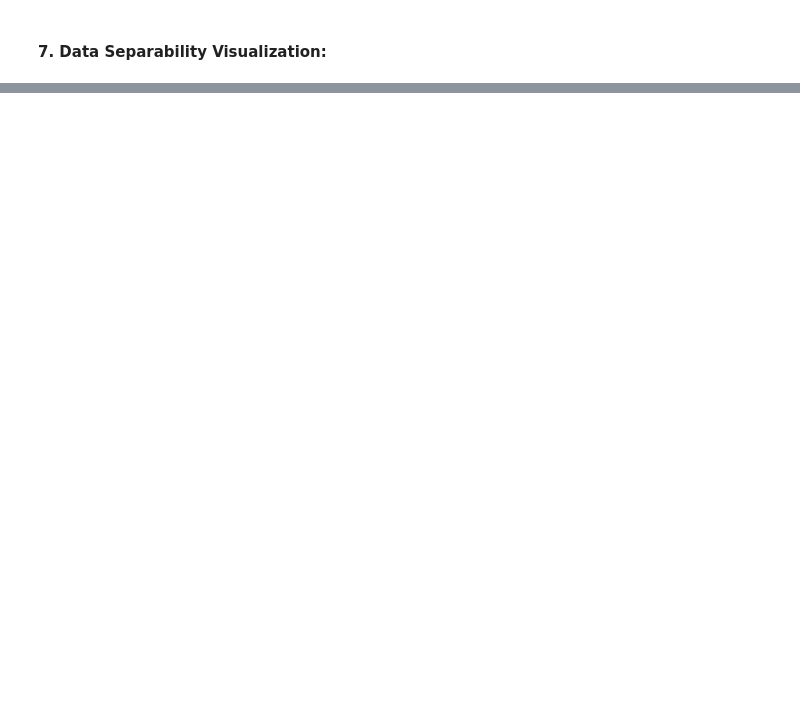
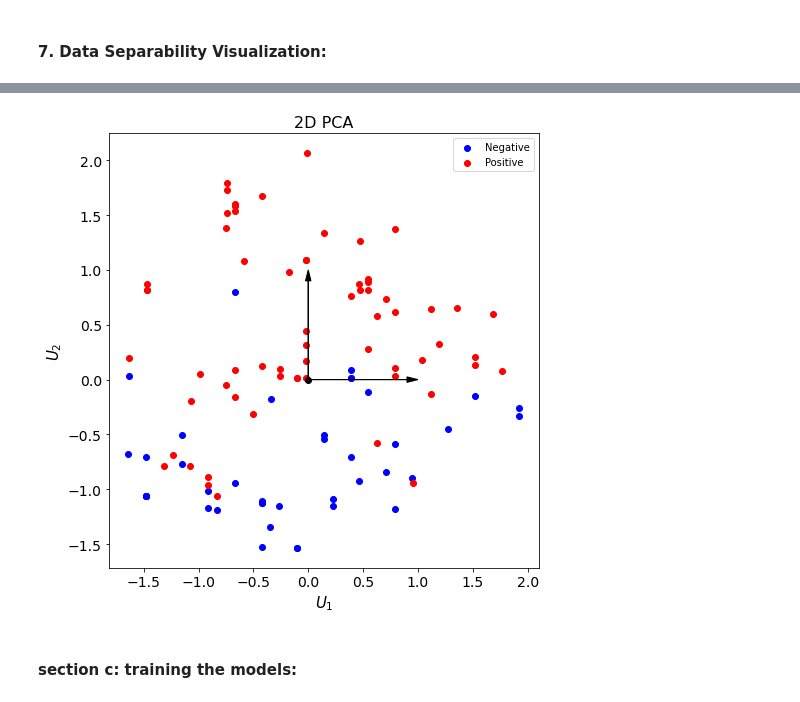
Before and after one commit to mlh-master/hw2_mlh-adi-efrat, a Jupyter notebook: HW2.ipynb, the cells around one changed output, grey strips where cells are left out. Drawn from its saved outputs; the diff is of its cells as text; code cells hidden in the pictures; blank space fills up the shorter version.

```diff
--- a/HW2.ipynb
+++ b/HW2.ipynb
@@ -434,0 +467,13 @@ Accuracy is 0.91
+# %%
+def plt_2d_pca(X_pca,y):
+    fig = plt.figure(figsize=(8, 8))
+    ax = fig.add_subplot(111, aspect='equal')
+    ax.scatter(X_pca[y==0, 0], X_pca[y==0, 1], color='b')
+    ax.scatter(X_pca[y==1, 0], X_pca[y==1, 1], color='r')
+    ax.legend(('Negative','Positive'))
+    ax.plot([0], [0], "ko")
+    ax.arrow(0, 0, 0, 1, head_width=0.05, length_includes_head=True, head_length=0.1, fc='k', ec='k')
+    ax.arrow(0, 0, 1, 0, head_width=0.05, length_includes_head=True, head_length=0.1, fc='k', ec='k')
+    ax.set_xlabel('$U_1$')
+    ax.set_ylabel('$U_2$')
+    ax.set_title('2D PCA')
@@ -434,0 +484,11 @@ Accuracy is 0.91
+# %%
+pca = PCA(n_components = 2, whiten=True)
+# apply PCA transformation
+x_train_pca = pca.fit_transform(x_train)
+x_test_pca = pca.transform(x_test)
+# %%
+plt_2d_pca(x_test_pca,y_test)
+# %% [output]
+[figure, added]
+# %% [markdown]
+#### section c: training the models:
```
Also changed, not shown: parts of 31 cells of this notebook.
